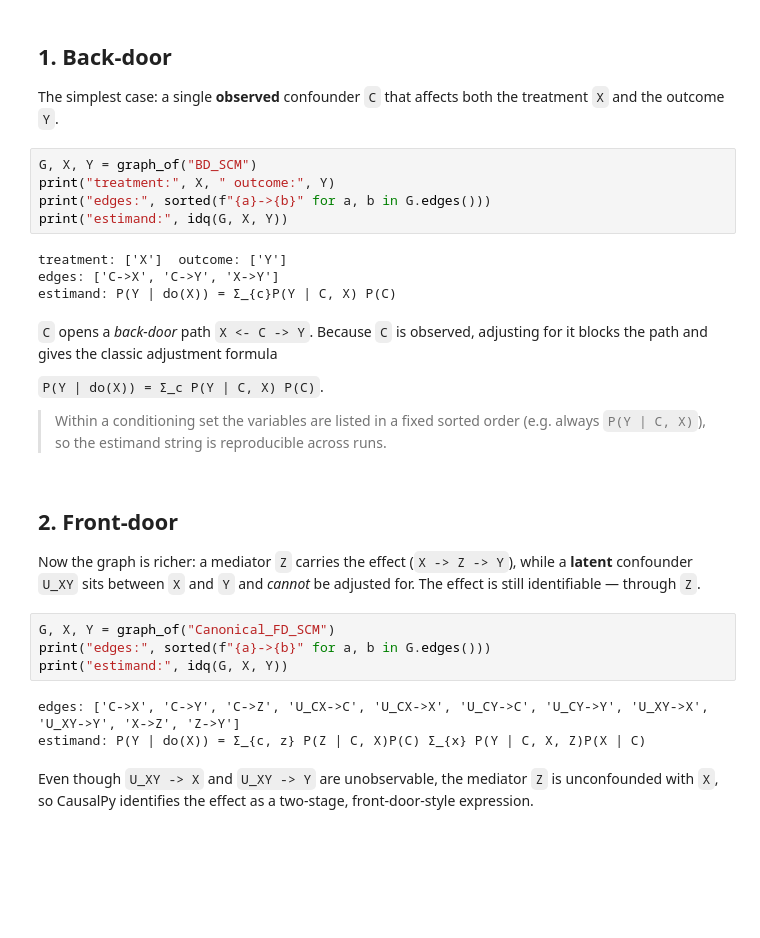
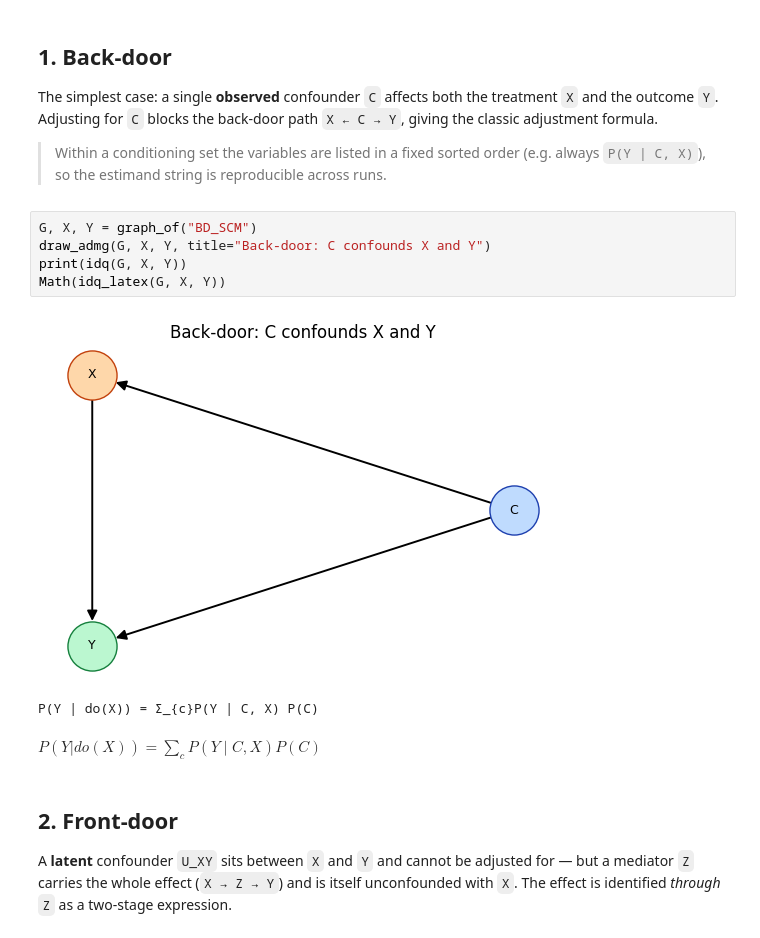
Before and after one commit to yonghanjung/CausalPy, a Jupyter notebook: tutorials/01_identification.ipynb, the cells around one changed output. Drawn from its saved outputs; the diff is of its cells as text; blank space fills up the shorter version.

```diff
--- a/tutorials/01_identification.ipynb
+++ b/tutorials/01_identification.ipynb
@@ -46,39 +85,24 @@ def graph_of(name):
 # %% [markdown]
 ## 1. Back-door
 
-The simplest case: a single **observed** confounder `C` that affects both the
-treatment `X` and the outcome `Y`.
+The simplest case: a single **observed** confounder `C` affects both the treatment
+`X` and the outcome `Y`. Adjusting for `C` blocks the back-door path `X ← C → Y`,
+giving the classic adjustment formula.
+
+> Within a conditioning set the variables are listed in a fixed sorted order
+> (e.g. always `P(Y | C, X)`), so the estimand string is reproducible across runs.
 # %%
 G, X, Y = graph_of("BD_SCM")
-print("treatment:", X, " outcome:", Y)
-print("edges:", sorted(f"{a}->{b}" for a, b in G.edges()))
-print("estimand:", idq(G, X, Y))
+draw_admg(G, X, Y, title="Back-door: C confounds X and Y")
+print(idq(G, X, Y))
+Math(idq_latex(G, X, Y))
 # %% [output]
+[figure, added]
-treatment: ['X']  outcome: ['Y']
-edges: ['C->X', 'C->Y', 'X->Y']
-estimand: P(Y | do(X)) = Σ_{c}P(Y | C, X) P(C)
+P(Y | do(X)) = Σ_{c}P(Y | C, X) P(C)
+$\displaystyle P(Y | do(X)) = \sum_{c}P(Y \mid C, X) P(C)$
 # %% [markdown]
-`C` opens a *back-door* path `X <- C -> Y`. Because `C` is observed, adjusting for
-it blocks the path and gives the classic adjustment formula
+## 2. Front-door
 
-`P(Y | do(X)) = Σ_c P(Y | C, X) P(C)`.
-
-> Within a conditioning set the variables are listed in a fixed sorted order
-> (e.g. always `P(Y | C, X)`), so the estimand string is reproducible across runs.
+A **latent** confounder `U_XY` sits between `X` and `Y` and cannot be adjusted for —
+but a mediator `Z` carries the whole effect (`X → Z → Y`) and is itself unconfounded
+with `X`. The effect is identified *through* `Z` as a two-stage expression.
-# %% [markdown]
-## 2. Front-door
-
-Now the graph is richer: a mediator `Z` carries the effect (`X -> Z -> Y`), while a
-**latent** confounder `U_XY` sits between `X` and `Y` and *cannot* be adjusted for.
-The effect is still identifiable — through `Z`.
-# %%
-G, X, Y = graph_of("Canonical_FD_SCM")
-print("edges:", sorted(f"{a}->{b}" for a, b in G.edges()))
-print("estimand:", idq(G, X, Y))
-# %% [output]
-edges: ['C->X', 'C->Y', 'C->Z', 'U_CX->C', 'U_CX->X', 'U_CY->C', 'U_CY->Y', 'U_XY->X', 'U_XY->Y', 'X->Z', 'Z->Y']
-estimand: P(Y | do(X)) = Σ_{c, z} P(Z | C, X)P(C) Σ_{x} P(Y | C, X, Z)P(X | C)
-# %% [markdown]
-Even though `U_XY -> X` and `U_XY -> Y` are unobservable, the mediator `Z` is
-unconfounded with `X`, so CausalPy identifies the effect as a two-stage,
-front-door-style expression.
```
Also changed, not shown: parts of 19 cells of this notebook, 10 other files.
